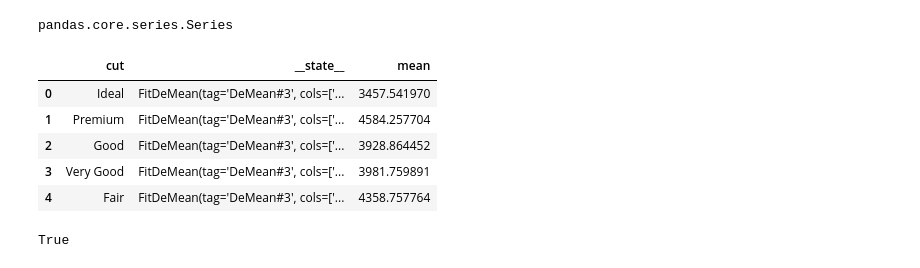
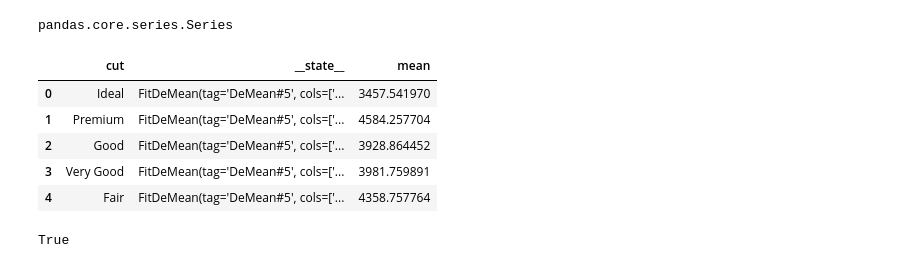
Before and after one commit to jaronowitz/frankenfit, a Jupyter notebook: notebooks/Dev-5-GroupBy.ipynb, the cells around one changed output. Cells and saved outputs as stored; diff of their text form; code cells hidden in the pictures.

```diff
--- a/notebooks/Dev-5-GroupBy.ipynb
+++ b/notebooks/Dev-5-GroupBy.ipynb
@@ -220,7 +219,7 @@ x = (
     .group_by("cut", fitting_schedule=ff.fit_group_on_all_other_groups)
         .de_mean(["price"])
     [["cut", "price"]]
-).fit_and_apply(df)
+).apply(df)
 x.groupby("cut")[["price"]].describe()
 # %% [output]
 |  | price |  |  |  |  |  |  |  |
@@ -265,16 +277,16 @@ type(s)
 # %% [output]
 pandas.core.series.Series
 # %%
-pip_fit.find_by_tag("GroupBy#3").state().assign(
+pip_fit.find_by_tag("GroupBy#8").state().assign(
     mean = lambda df: df['__state__'].map(lambda x: x.state()[0])
 )
 # %% [output]
 |  | cut | __state__ | mean |
-| 0 | Ideal | FitDeMean(tag='DeMean#3', cols=['... | 3457.541970 |
-| 1 | Premium | FitDeMean(tag='DeMean#3', cols=['... | 4584.257704 |
-| 2 | Good | FitDeMean(tag='DeMean#3', cols=['... | 3928.864452 |
-| 3 | Very Good | FitDeMean(tag='DeMean#3', cols=['... | 3981.759891 |
-| 4 | Fair | FitDeMean(tag='DeMean#3', cols=['... | 4358.757764 |
+| 0 | Ideal | FitDeMean(tag='DeMean#5', cols=['... | 3457.541970 |
+| 1 | Premium | FitDeMean(tag='DeMean#5', cols=['... | 4584.257704 |
+| 2 | Good | FitDeMean(tag='DeMean#5', cols=['... | 3928.864452 |
+| 3 | Very Good | FitDeMean(tag='DeMean#5', cols=['... | 3981.759891 |
+| 4 | Fair | FitDeMean(tag='DeMean#5', cols=['... | 4358.757764 |
 # %%
 pip = (
     ff.Pipeline()
```
Also changed, not shown: parts of 12 cells of this notebook, 5 other files.
